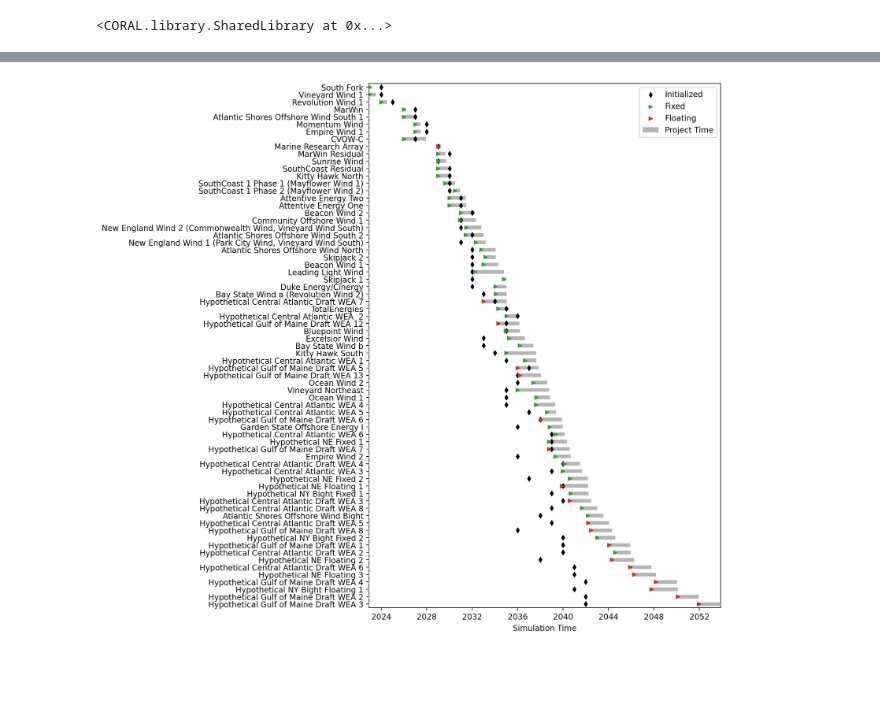
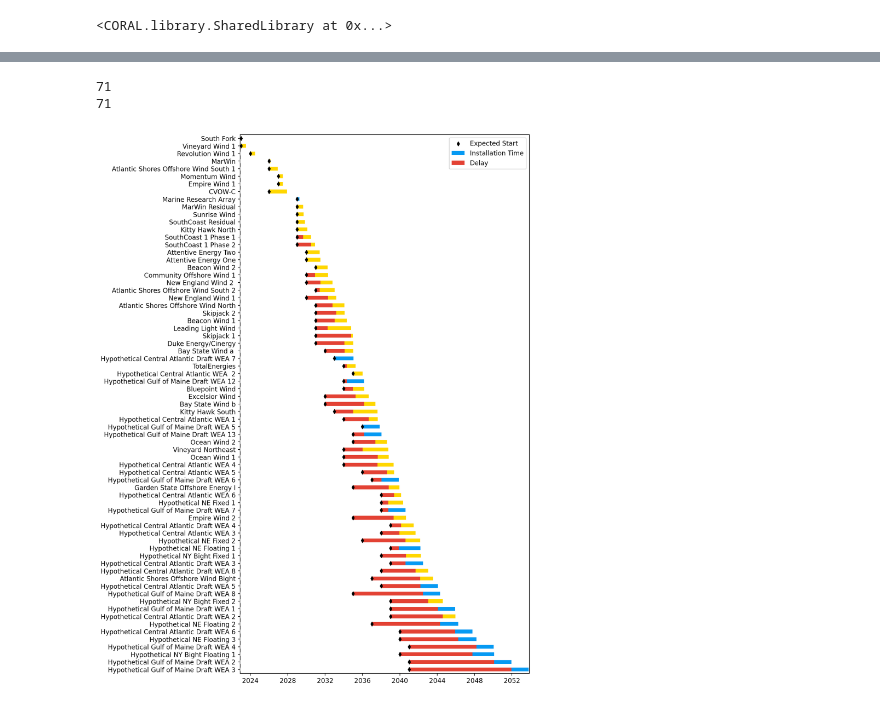
Before and after one commit to sbredenk/CORAL, a Jupyter notebook: run_gaps.ipynb, the cells around one changed output, grey strips where cells are left out. Drawn from its saved outputs; the diff is of its cells as text; code cells hidden in the pictures; blank space fills up the shorter version.

Commit message:
plotting scripts complete

```diff
--- a/run_gaps.ipynb
+++ b/run_gaps.ipynb
@@ -50,14 +55,21 @@ sub_map = pipeline.projects[["name", "substructure"]].set_index("name").to_dict(
 df['substructure'] = [sub_map[name] for name in df['name']]
 
 cod_map = pipeline.projects[["name", "estimated_cod"]].set_index("name").to_dict()['estimated_cod']
-print(cod_map)
 df['estimated_cod'] = [cod_map[name] for name in df['name']]
-
 df['estimated_cod'] = pd.to_datetime(df['estimated_cod'], format='%Y')
 
+state_map = pipeline.projects[["name", "location"]].set_index("name").to_dict()['location']
+df['offtake_state'] = [state_map[name] for name in df['name']]
+
+port_map = pipeline.projects[["name", "associated_port"]].set_index("name").to_dict()['associated_port']
+df['port'] = [port_map[name] for name in df['name']]
 
 df = df.replace('semisub','floating')
 df = df.replace('monopile','fixed')
 df = df.replace('jacket', 'fixed')
-df['estimated_cod']
+display(df)
+
+# df = df.drop(columns=['index'])
+
+# display(df[df['offtake_state'].isin(ne)].reset_index(drop=True).reset_index())
 # %% [output]
@@ -77,29 +89,40 @@ Name: estimated_cod, Length: 71, dtype: datetime64[ns]
 # %%
-fig = plt.figure(figsize=(8, 12), dpi=200)
+fig = plt.figure(figsize=(8, len(df)/4), dpi=200)
 ax = fig.add_subplot(111)
 
 color_map = {
-    "fixed": "tab:green",
-    "floating": "tab:red",
+    "fixed": "#FFD700",
+    "floating": "#069AF3",
 }
+bar_color = []
+for i,row in df.iterrows():
+    if row['substructure'] == 'fixed':
+        bar_color.append("#FFD700")
+    else:
+        bar_color.append("#069AF3")
 
-df["Date Finished"].plot(kind="barh", ax=ax, zorder=4, label="Project Time", color="#B5B5B5")
-df["Date Started"].plot(kind="barh", color="w", ax=ax, zorder=4, label="__nolabel__")
+print(len(df))
+print(len(bar_color))
 
-df.plot(kind="scatter", x="estimated_cod", y="index", color='k', ax=ax, zorder=5, label="Initialized", marker="d")
-# df.plot(kind="scatter", x="request-wtiv-date", y="index", color='tab:orange', ax=ax, zorder=5, label="WTIV", marker="x")
+df["Date Finished"].plot(kind="barh", ax=ax, zorder=4, label="Installation Time", color=bar_color)
+df["Date Started"].plot(kind="barh", ax=ax, zorder=4, label="Delay", color="#E34234")
+df["Date Initialized"].plot(kind="barh", color="w", ax=ax, zorder=4, label="__nolabel__")
 
-groups = df.groupby("substructure")
-for name, group in groups:
-    group.plot(kind="scatter", x="Date Started", y="index", ax=ax, marker=">", c=color_map[name], zorder=5, label=name.capitalize())
+df.plot(kind="scatter", x="Date Initialized", y="index", color='k', ax=ax, zorder=5, label="Expected Start", marker="d")
 
-ax.set_xlabel("Simulation Time")
+# groups = df.groupby("substructure")
+# for name, group in groups:
+#     group.plot(kind="scatter", x="Date Started", y="index", ax=ax, marker=">", c=color_map[name], zorder=5, label=name.capitalize())
+
+ax.set_xlabel("")
 ax.set_ylabel("")
 _ = ax.set_yticklabels(df['name'])
 
 ax.legend()
 
 ax.set_xlim(manager._start - dt.timedelta(days=30), df["Date Finished"].max() + dt.timedelta(days=30))
 plt.savefig('analysis/results/test_418_double.png')
 # %% [output]
+71
+71
-[figure, old version]
+[figure, new version]
```
Also changed, not shown: parts of 9 cells of this notebook, 15 other files.
